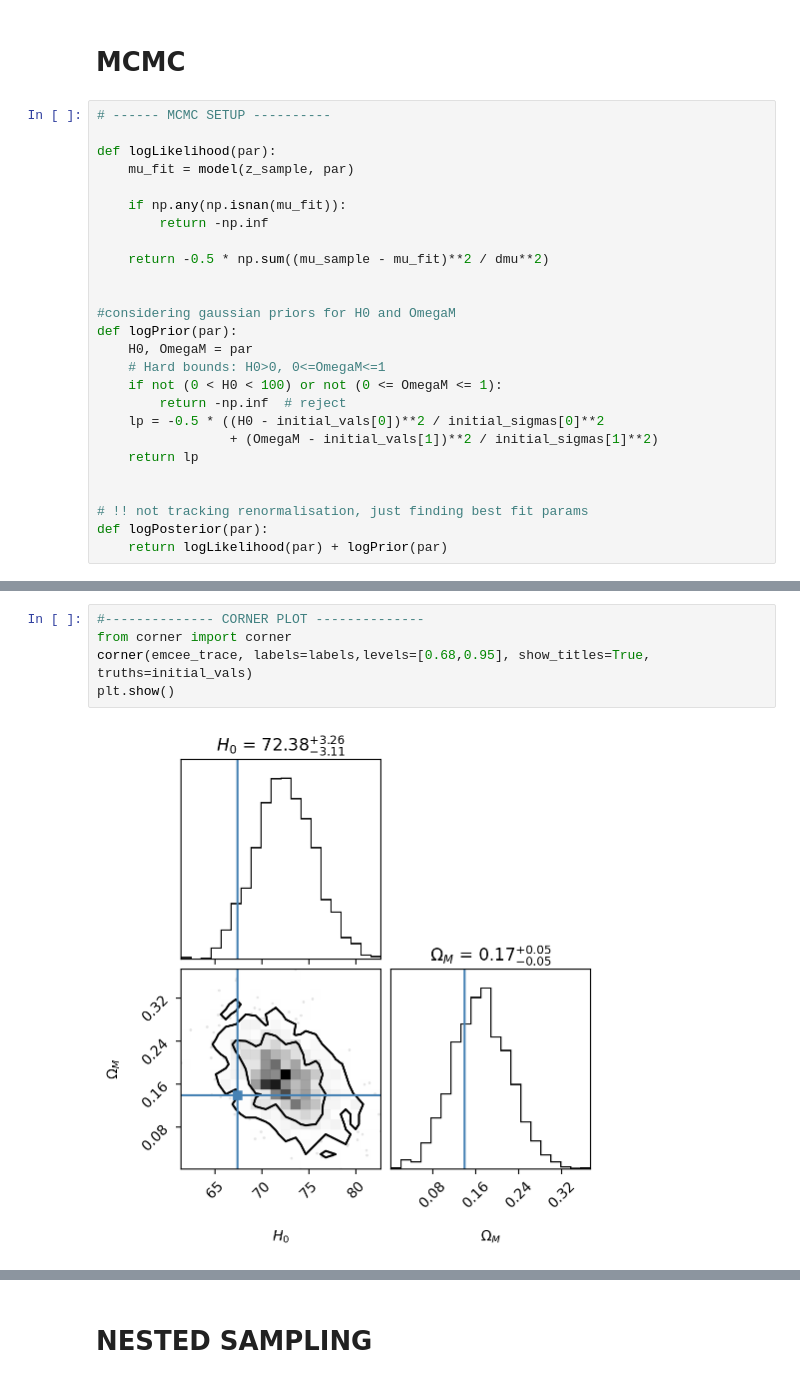
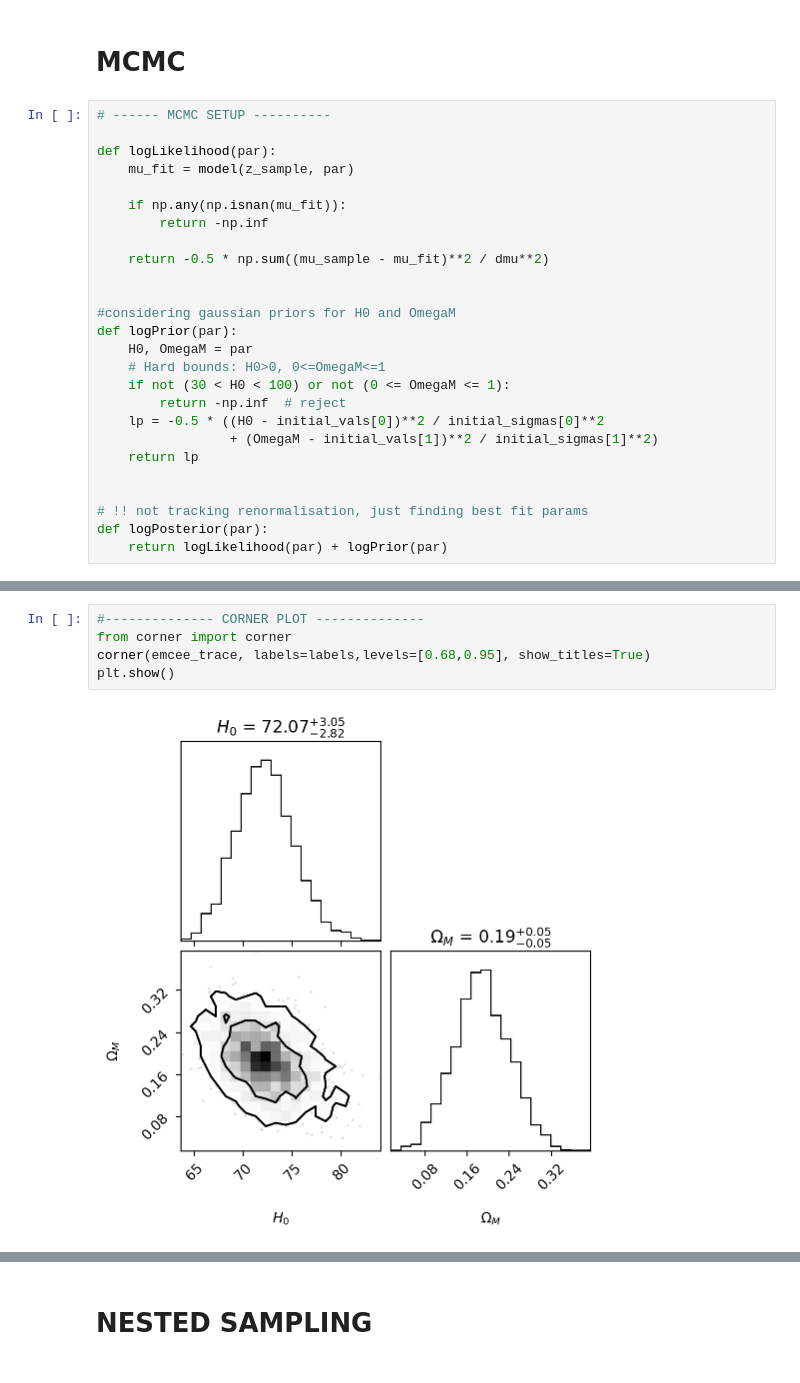
Before and after one commit to aadufour/astrostatistics_bicocca_2025, a Jupyter notebook: working/L18.ipynb, the cells around one changed output, grey strips where cells are left out. Saved outputs shown, nothing was run; the diff lists cells and outputs as text.

```diff
--- a/working/L18.ipynb
+++ b/working/L18.ipynb
@@ -176,7 +176,7 @@ def logLikelihood(par):
 def logPrior(par):
     H0, OmegaM = par
     # Hard bounds: H0>0, 0<=OmegaM<=1
-    if not (0 < H0 < 100) or not (0 <= OmegaM <= 1):
+    if not (30 < H0 < 100) or not (0 <= OmegaM <= 1):
         return -np.inf  # reject
     lp = -0.5 * ((H0 - initial_vals[0])**2 / initial_sigmas[0]**2
                  + (OmegaM - initial_vals[1])**2 / initial_sigmas[1]**2)
@@ -274,10 +262,10 @@ axes[-1].set_xlabel("step number");
 # %%
 #-------------- CORNER PLOT --------------
 from corner import corner
-corner(emcee_trace, labels=labels,levels=[0.68,0.95], show_titles=True, truths=initial_vals)
+corner(emcee_trace, labels=labels,levels=[0.68,0.95], show_titles=True)
 plt.show()
 # %% [output]
-[figure, old version]
+[figure, new version]
 # %%
 # ----------- PLOTTING A FEW RESULTS -----------
 zgrid = np.linspace(0,2,100)
```
Also changed, not shown: parts of 27 cells of this notebook, 1 other file.
